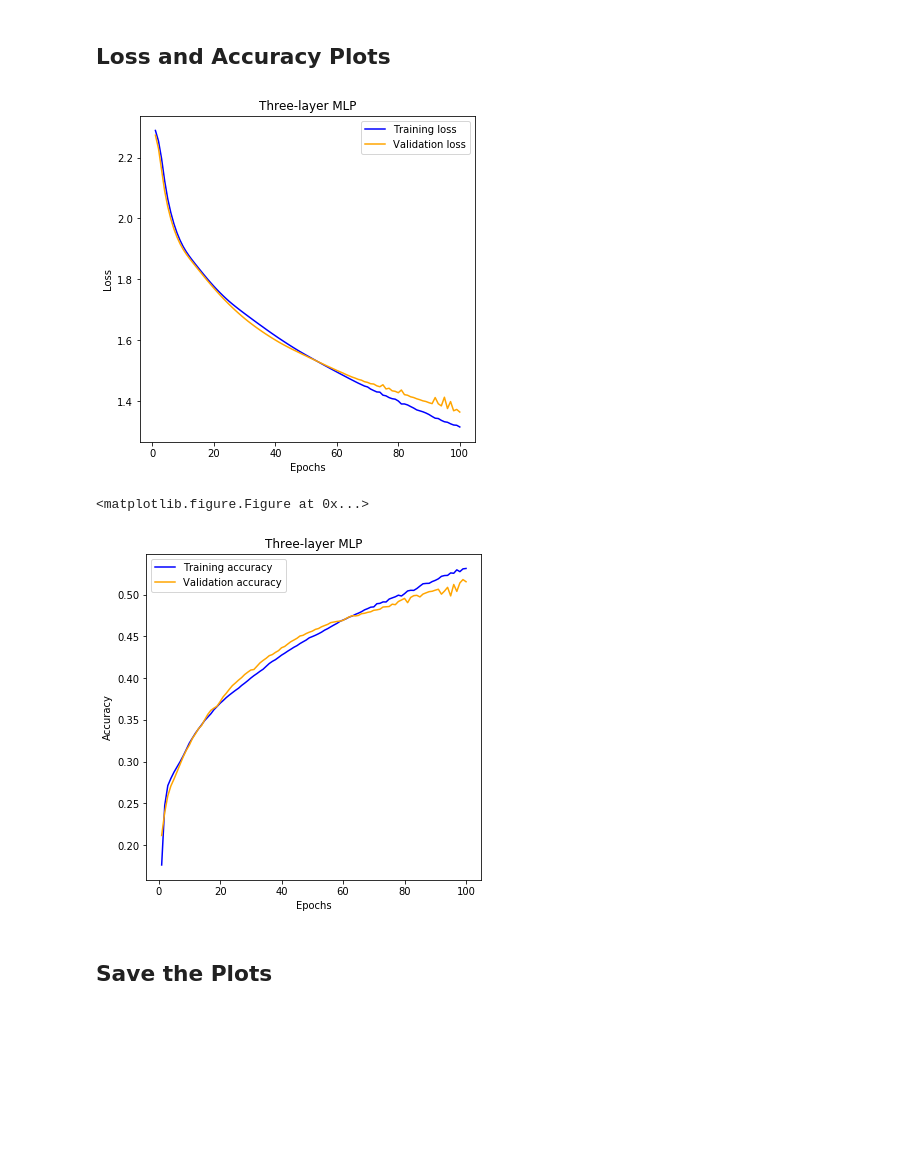
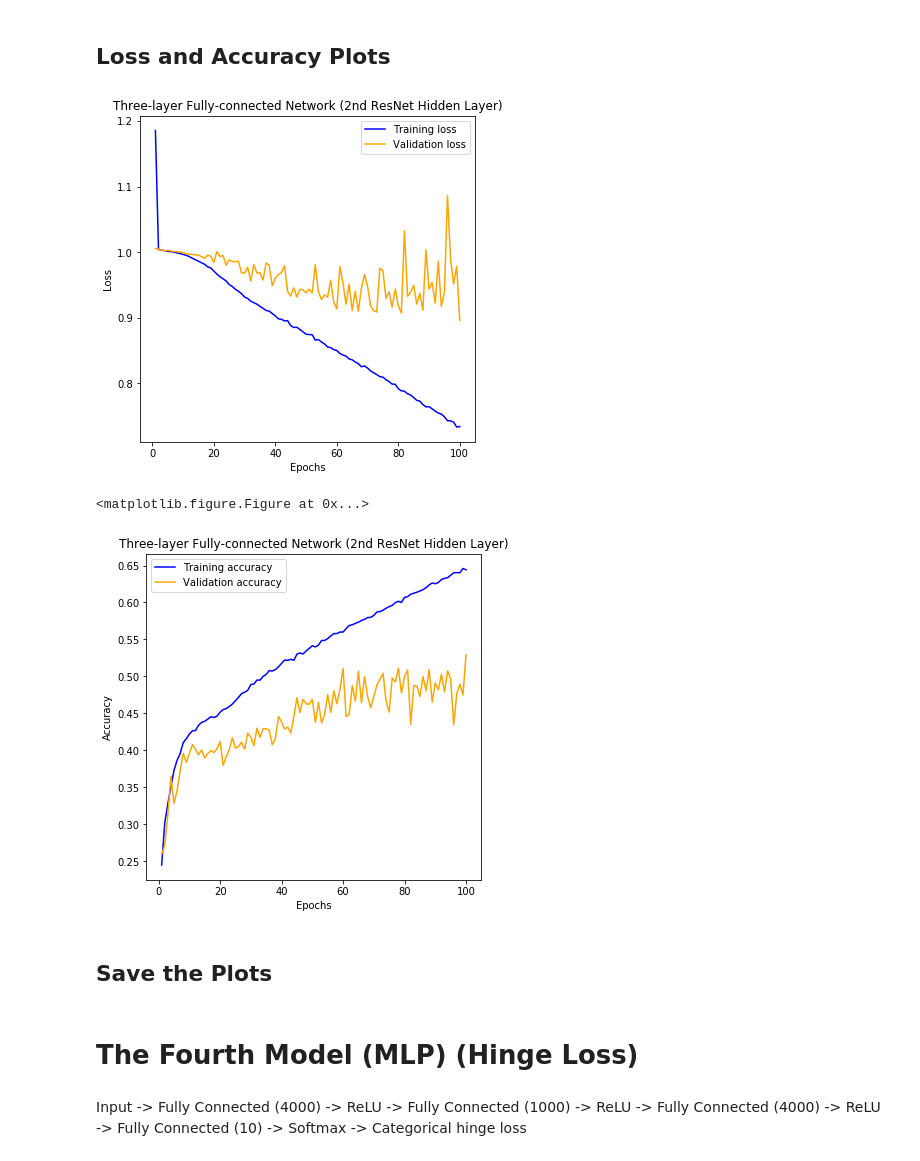
Before and after one commit to timlautk/BCD-for-DNNs, a Jupyter notebook: Keras/cifar_10_mlp_experiments.ipynb, the cells around one changed output. Cells and saved outputs as stored; diff of their text form; code cells hidden in the pictures; blank space fills up the shorter version.

```diff
--- a/Keras/cifar_10_mlp_experiments.ipynb
+++ b/Keras/cifar_10_mlp_experiments.ipynb
@@ -341,15 +343,16 @@ Input -> Fully Connected (4000) -> ReLU -> Fully Connected (1000) -> ReLU -> Ful
 # model
 z0 = tf.keras.layers.Input(shape=(3072,))
 z1 = tf.keras.layers.Dense(4e3, activation='relu', use_bias=True, kernel_initializer=tf.keras.initializers.RandomNormal(mean=0.0, stddev=0.01, seed=seed), bias_initializer=tf.keras.initializers.Constant(value=0.1))(z0)
-z2 = tf.keras.layers.Dense(1e3, activation='relu', use_bias=True, kernel_initializer=tf.keras.initializers.RandomNormal(mean=0.0, stddev=0.01, seed=seed), bias_initializer=tf.keras.initializers.Constant(value=0.1))(z1)
+z2 = tf.keras.layers.Dense(3072, activation='relu', use_bias=True, kernel_initializer=tf.keras.initializers.RandomNormal(mean=0.0, stddev=0.01, seed=seed), bias_initializer=tf.keras.initializers.Constant(value=0.1))(z1)
+z2 = tf.keras.layers.Add()([z2, z0])
 z3 = tf.keras.layers.Dense(4e3, activation='relu', use_bias=True, kernel_initializer=tf.keras.initializers.RandomNormal(mean=0.0, stddev=0.01, seed=seed), bias_initializer=tf.keras.initializers.Constant(value=0.1))(z2)
 #y_mlp_2 = tf.keras.layers.Dense(num_classes, activation=None, use_bias=True)(z3)
-y_mlp_3 = tf.keras.layers.Dense(num_classes, activation='softmax', use_bias=True, kernel_initializer=tf.keras.initializers.RandomNormal(mean=0.0, stddev=0.01, seed=seed), bias_initializer=tf.keras.initializers.Constant(value=0.1))(z3)
+y_mlp_3 = tf.keras.layers.Dense(num_classes, activation=None, use_bias=True, kernel_initializer=tf.keras.initializers.RandomNormal(mean=0.0, stddev=0.01, seed=seed), bias_initializer=tf.keras.initializers.Constant(value=0.1))(z3)
 
 model_3 = tf.keras.models.Model(inputs=z0, outputs=y_mlp_3)
 
 model_3.summary()
 
-sgd3 = tf.keras.optimizers.SGD(lr=0.01, decay=0, momentum=0, nesterov=False)
-model_3.compile(loss='categorical_crossentropy', optimizer=sgd3, metrics=['accuracy'])
+sgd3 = tf.keras.optimizers.SGD(lr=0.05, decay=0, momentum=0, nesterov=False)
+model_3.compile(loss='categorical_hinge', optimizer=sgd3, metrics=['accuracy'])
 # %% [output]
@@ -412,39 +412,43 @@ history_dict_3 = history_3.history
 # history_dict.keys()
 loss_values_3 = history_dict_3['loss']
 val_loss_values_3 = history_dict_3['val_loss']
 acc_values_3 = history_dict_3['acc']
 val_acc_values_3 = history_dict_3['val_acc']
 
 epochs_index = range(1,len(loss_values_3)+1)
 fig_loss_3 = plt.figure(figsize=(6, 6))
 plt.plot(epochs_index, loss_values_3, 'b', label='Training loss')
 plt.plot(epochs_index, val_loss_values_3, 'b', c='orange', label='Validation loss')
-plt.title('Three-layer MLP')
+plt.title('Three-layer Fully-connected Network (2nd ResNet Hidden Layer)')
 plt.xlabel('Epochs')
 plt.ylabel('Loss')
 plt.legend()
 
 plt.show()
 
 
 
 #%%
 # Plot of Accuracies
 plt.clf()
 fig_accuracy_3 = plt.figure(figsize=(6, 6))
 plt.plot(epochs_index,acc_values_3,'b', label='Training accuracy')
 plt.plot(epochs_index,val_acc_values_3,'b', c='orange', label='Validation accuracy')
-plt.title('Three-layer MLP')
+plt.title('Three-layer Fully-connected Network (2nd ResNet Hidden Layer)')
 plt.xlabel('Epochs')
 plt.ylabel('Accuracy')
 plt.legend()
 
 plt.show()
 # %% [output]
-[figure, old version]
+[figure, new version]
 <matplotlib.figure.Figure at 0x...>
-[figure, old version]
+[figure, new version]
 # %% [markdown]
 ## Save the Plots
 # %%
 fig_accuracy_3.savefig('fig_accuracy_cifar_3.eps', format='eps', dpi=2000)
+# %% [markdown]
+# The Fourth Model (MLP) (Hinge Loss)
+# %% [markdown]
+Input -> Fully Connected (4000) -> ReLU -> Fully Connected (1000) -> ReLU -> Fully Connected (4000) -> ReLU -> Fully Connected (10) -> Softmax -> Categorical hinge loss
```
Also changed, not shown: parts of 17 cells of this notebook, 1 other file.
